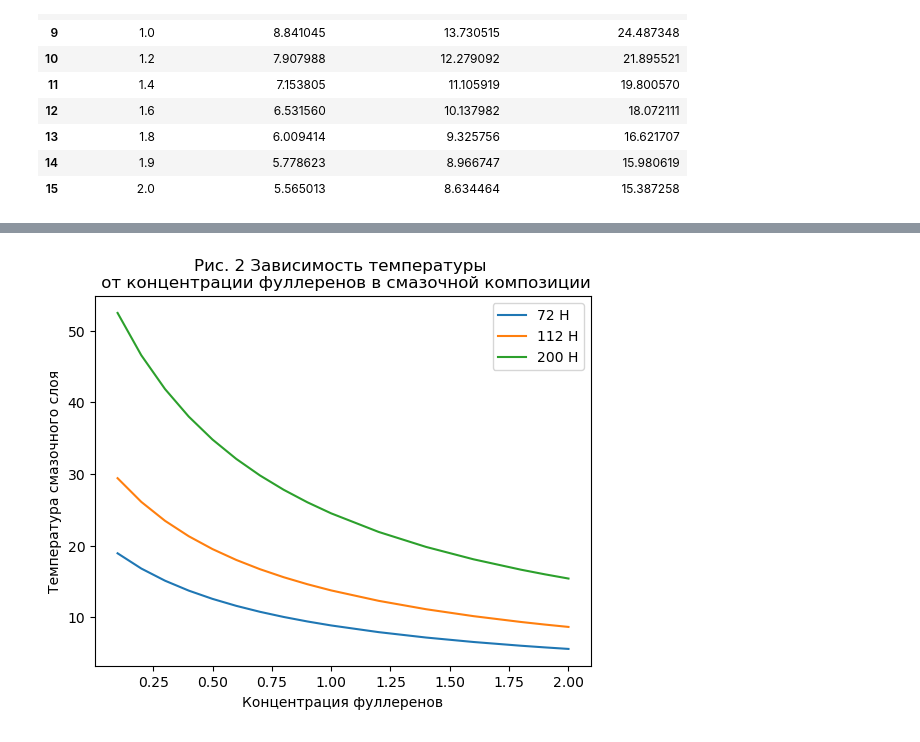
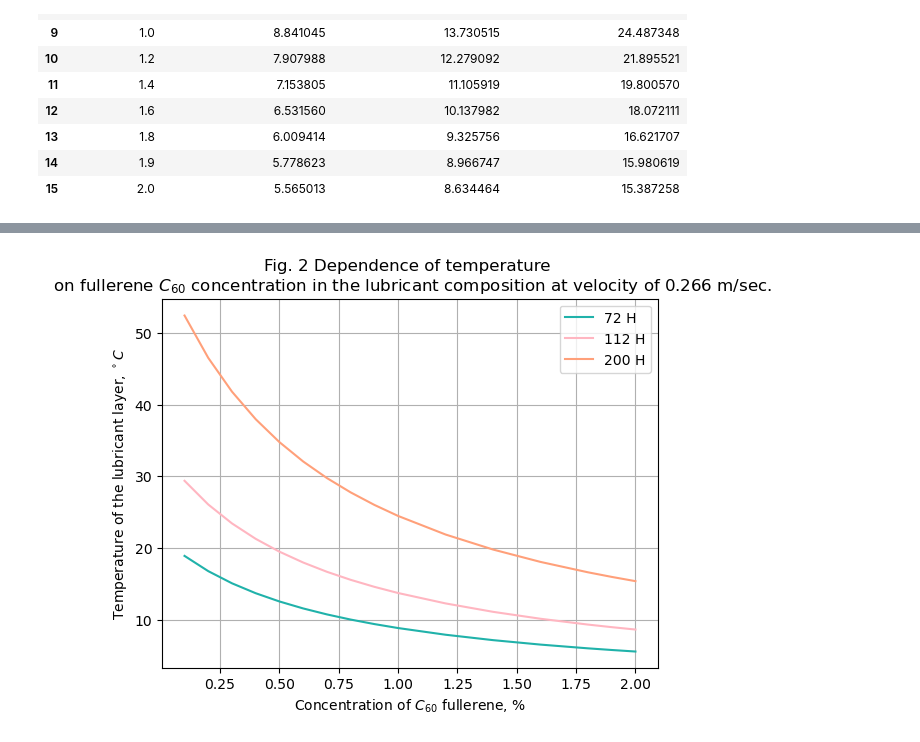
Before and after one commit to moonkerimka/fullerene, a Jupyter notebook: Numerical.ipynb, the cells around one changed output, grey strips where cells are left out. Drawn from its saved outputs; the diff is of its cells as text; code cells hidden in the pictures.

Commit message:
add images

```diff
--- a/Numerical.ipynb
+++ b/Numerical.ipynb
@@ -24,15 +24,14 @@ $$\lambda = \lambda_{м.м.}+ \lambda_{С_{60}} \cdot \varphi, (4)$$
 где $\lambda_{м.м.}$ - теплопроводность моторного масла, теплопроводность фуллерена $С_{60}$, $\varphi$ - концентрация фуллерена $С_{60}$ в моторном масле.
 # %%
 DISTANCE_TRAVELLED = 0.08
-N = 500
-MF = 500
-ALFA_COEF = 0.5
-SPEED = 0.266
-H = 2e-6
-Z = 1.9e-6
+NODE = 500
+ALFA_COEFFICIENT = 0.5
+#SPEED = 0.266
+CLEARANCE = 2e-6
+COORDINATE = 1.9e-6
 TIME = 3600
-C = 2037
-RO = 911
+HEAT_CAPACITY = 2037
+DENCITY = 911
 AREA = 6.4e-04
 # %% [markdown]
 Для численного решения задачи разобьем смазку по толщине на $N-1$ равных промежутков, т.е. построим конечно-разностную сетку (рис. 1):
@@ -134,12 +143,12 @@ print(len(df_3))
 # %%
-d = {
+d_1 = {
     'Concentration': concentration,
     'Temperature (force = 72 H)': df_1,
     'Temperature (force = 112 H)': df_2,
     'Temperature (force = 200 H)': df_3
 }
-data = pd.DataFrame(data=d)
-data
+data_1 = pd.DataFrame(data=d_1)
+data_1
 # %% [output]
 |  | Concentration | Temperature (force = 72 H) | Temperature (force = 112 H) | Temperature (force = 200 H) |
 | 0 | 0.1 | 18.911964 | 29.396382 | 52.462101 |
@@ -161,10 +251,12 @@ data
 # %%
-plt.plot(data['Concentration'], data['Temperature (force = 72 H)'], label='72 H');
-plt.plot(data['Concentration'], data['Temperature (force = 112 H)'], label='112 H');
-plt.plot(data['Concentration'], data['Temperature (force = 200 H)'], label='200 H');
-plt.title('Рис. 2 Зависимость температуры \n от концентрации фуллеренов в смазочной композиции')
-plt.xlabel('Концентрация фуллеренов')
-plt.ylabel('Температура смазочного слоя')
+plt.plot(data_1['Concentration'], data_1['Temperature (force = 72 H)'], label='72 H', color='lightseagreen');
+plt.plot(data_1['Concentration'], data_1['Temperature (force = 112 H)'], label='112 H', color='lightpink');
+plt.plot(data_1['Concentration'], data_1['Temperature (force = 200 H)'], label='200 H', color='lightsalmon');
+plt.title('Fig. 2 Dependence of temperature \n on fullerene $C_{60}$ concentration in the lubricant composition at velocity of 0.266 m/sec.')
+plt.xlabel('Concentration of $C_{60}$ fullerene, %')
+plt.ylabel('Temperature of the lubricant layer, $^\circ С$')
+plt.grid();
 plt.legend();
+plt.savefig('images/velocity_0.266.png')
 # %% [output]
-[figure, old version]
+[figure, new version]
```
Also changed, not shown: parts of 9 cells of this notebook, 9 other files.
